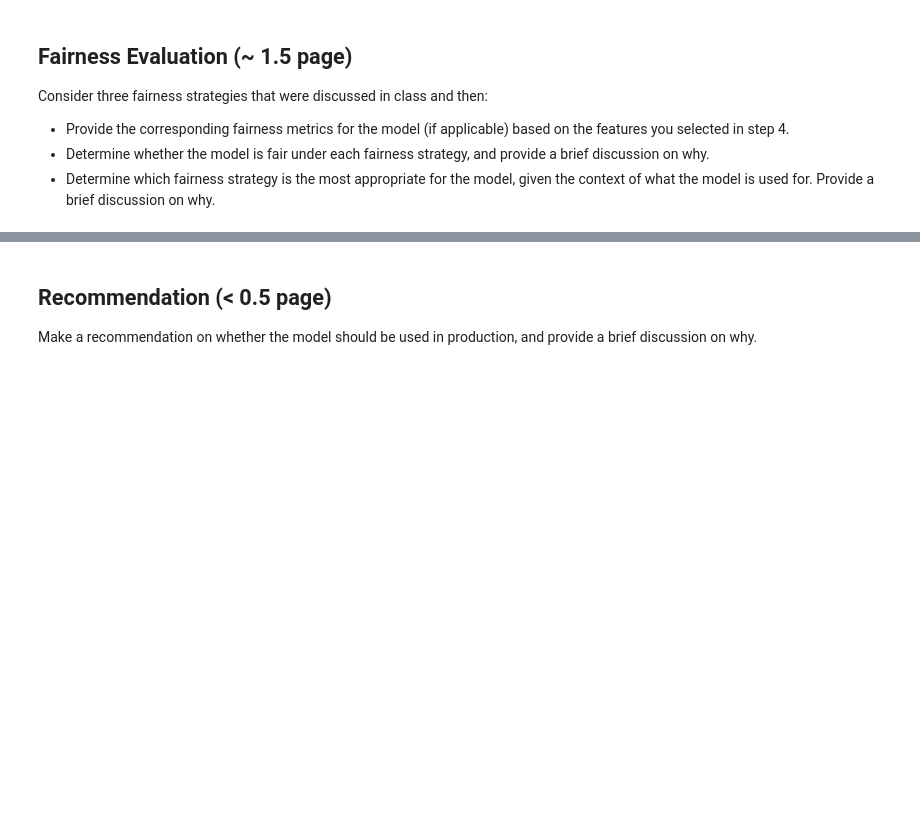
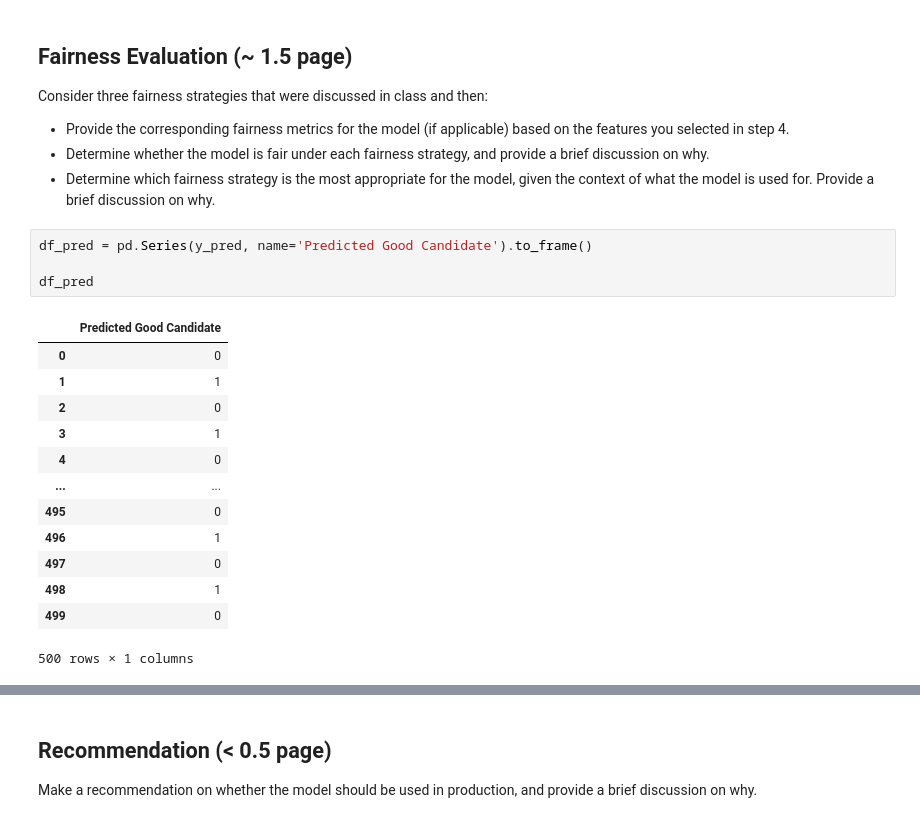
Before and after one commit to CMU-313/spring23-nodebb-team-chi, a Jupyter notebook: career_model/Evaluation Report.ipynb, the cells around one changed output, grey strips where cells are left out. Drawn from its saved outputs; the diff is of its cells as text; blank space fills up the shorter version.

```diff
--- a/career_model/Evaluation Report.ipynb
+++ b/career_model/Evaluation Report.ipynb
@@ -99,3 +99,21 @@ Consider three fairness strategies that were discussed in class and then:
 - Provide the corresponding fairness metrics for the model (if applicable) based on the features you selected in step 4.
 - Determine whether the model is fair under each fairness strategy, and provide a brief discussion on why.
 - Determine which fairness strategy is the most appropriate for the model, given the context of what the model is used for. Provide a brief discussion on why.
+# %%
+df_pred = pd.Series(y_pred, name='Predicted Good Candidate').to_frame()
+
+df_pred
+# %% [output]
+|  | Predicted Good Candidate |
+| 0 | 0 |
+| 1 | 1 |
+| 2 | 0 |
+| 3 | 1 |
+| 4 | 0 |
+| ... | ... |
+| 495 | 0 |
+| 496 | 1 |
+| 497 | 0 |
+| 498 | 1 |
+| 499 | 0 |
+500 rows × 1 columns
```
Also changed, not shown: parts of 7 cells of this notebook, 1 other file.
